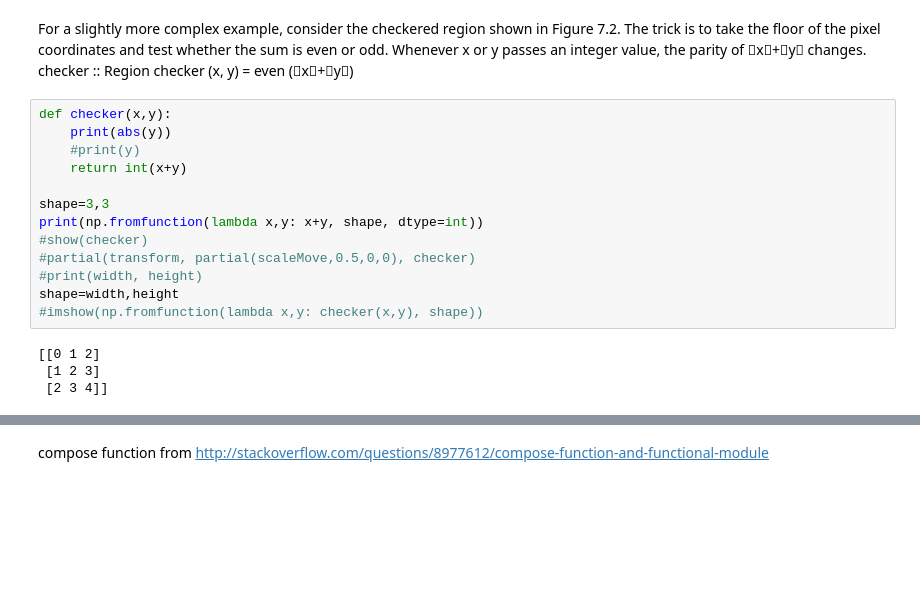
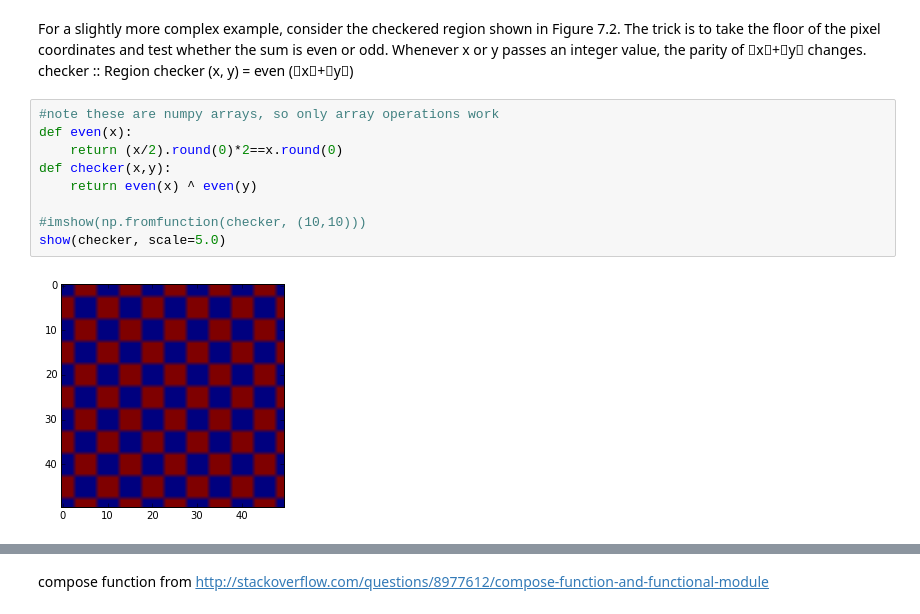
Before and after one commit to terryspitz/ipython_notebooks, a Jupyter notebook: Pan - Functional Images.ipynb, the cells around one changed output, grey strips where cells are left out. Drawn from its saved outputs; the diff is of its cells as text; blank space fills up the shorter version.

```diff
--- a/Pan - Functional Images.ipynb
+++ b/Pan - Functional Images.ipynb
@@ -57,17 +57,11 @@
-# %%
-def checker(x,y):
-    print(abs(y))
-    #print(y)
-    return int(x+y)
-
-shape=3,3
-print(np.fromfunction(lambda x,y: x+y, shape, dtype=int))
-#show(checker)
-#partial(transform, partial(scaleMove,0.5,0,0), checker)
-#print(width, height)
-shape=width,height
-#imshow(np.fromfunction(lambda x,y: checker(x,y), shape))
-# %% [output]
-[[0 1 2]
- [1 2 3]
- [2 3 4]]
+# %%
+#note these are numpy arrays, so only array operations work
+def even(x):
+    return (x/2).round(0)*2==x.round(0)
+def checker(x,y):
+    return even(x) ^ even(y)
+
+#imshow(np.fromfunction(checker, (10,10)))
+show(checker, scale=5.0)
+# %% [output]
+[figure, added]
```
Also changed, not shown: parts of 3 cells of this notebook.
